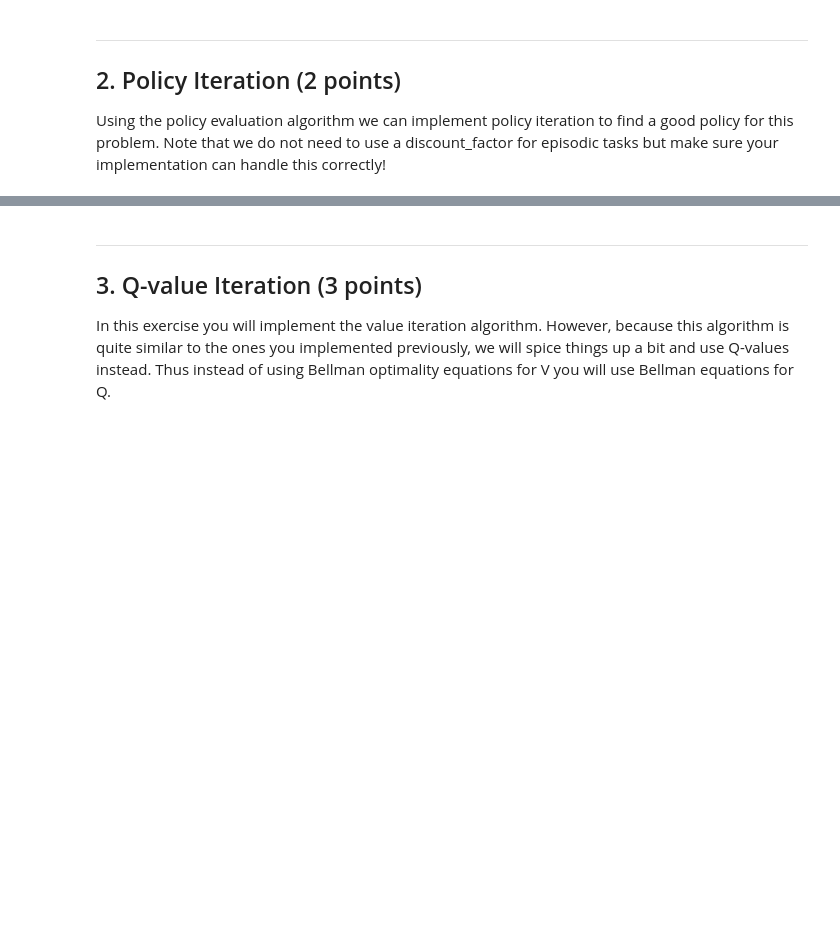
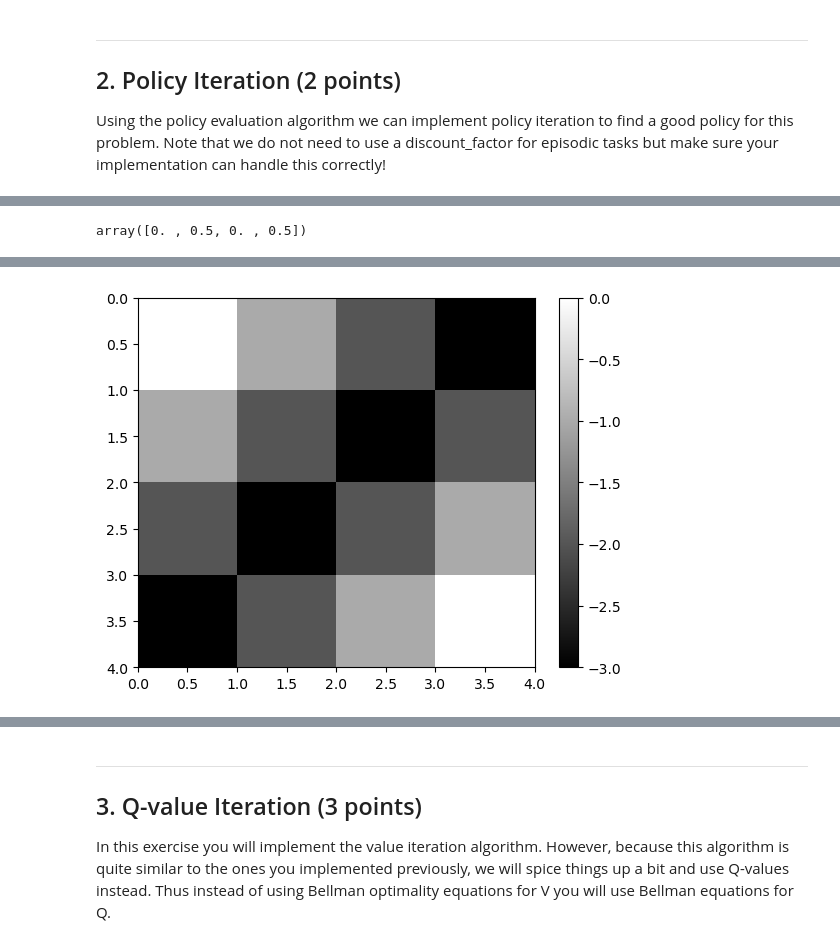
Before and after one commit to elidub/RL, a Jupyter notebook: hw1/DP_lab.ipynb, the cells around one changed output, grey strips where cells are left out. Drawn from its saved outputs; the diff is of its cells as text; code cells hidden in the pictures; blank space fills up the shorter version.

```diff
--- a/hw1/DP_lab.ipynb
+++ b/hw1/DP_lab.ipynb
@@ -101,8 +101,7 @@ def policy_eval_v(policy, env, discount_factor=1.0, theta=0.00001):
                 trans = env.P[s][a]
                 assert len(trans) == 1 # Summing over prob is not necessary as there is only one prob
                 prob, next_state, reward, done = trans[0]
-                if not done:
-                    V_dummy += policy[s,a] * prob * (reward + discount_factor * V[next_state] )
+                V_dummy += policy[s,a] * prob * (reward + discount_factor * V[next_state] )
             V[s] = V_dummy
 
         Theta = np.array([np.max(np.concatenate((Theta, np.abs(v - V))))])
@@ -140,3 +153,18 @@ Using the policy evaluation algorithm we can implement policy iteration to find
+# %%
+dummy = np.array([1,2,1,2])
+
+max_indices = np.argwhere(dummy == np.amax(dummy)).flatten()
+
+p = np.zeros(4)
+p[max_indices] = 1 / len(max_indices)
+p
+
+ max_indices = np.argwhere(pi_dummy == np.amax(pi_dummy)).flatten()
+            print(max_indices)
+            policy[s] = np.zeros(env.nA)
+            policy[max_indices] = 1 / len(max_indices)
+# %% [output]
+array([0. , 0.5, 0. , 0.5])
 # %%
 %%execwritefile -a dp_autograde.py
 
@@ -161,7 +189,62 @@ def policy_iter_v(env, policy_eval_v=policy_eval_v, discount_factor=1.0):
     # Start with a random policy
     policy = np.ones([env.nS, env.nA]) / env.nA
     # YOUR CODE HERE
-    raise NotImplementedError
+#     raise NotImplementedError
+
+    while True:
+#         print('policy', policy)
+        V = policy_eval_v(policy, env, discount_factor)
+
+        # Policy improvement
+        policy_stable = True
+
+        for s in range(env.nS):
+            old_action = np.copy(policy[s])
+
+            pi_dummy = np.zeros(env.nA)
+
+            for i, trans in enumerate( list(env.P[s].values()) ):
+                prob, next_state, reward, done = trans[0]
+                pi_dummy[i] =  prob * (reward + discount_factor * V[next_state] )
+
+            max_indices = np.argwhere(pi_dummy == np.amax(pi_dummy)).flatten()
+            policy[s] = np.zeros(env.nA)
+            policy[s, max_indices] = 1 / len(max_indices)
+            policy[s] = np.copy(policy[s])
+
+
+            if (old_action != policy[s]).all():
+                policy_stable = False
+
+        if policy_stable:
+            break
+
     return policy, V
+
+# Let's see what it does
+policy, v = policy_iter_v(env, policy_eval_v)
+print("Policy Probability Distribution:")
+print(policy)
+print("")
+
+def print_grid_policy(policy, symbols=["^", ">", "v", "<"]):
+    symbols = np.array(symbols)
+    for row in policy:
+        print("".join(symbols[row]))
+
+print("Reshaped Grid Policy (0=up, 1=right, 2=down, 3=left):")
+print(np.reshape(np.argmax(policy, axis=1), env.shape))
+print_grid_policy(np.reshape(np.argmax(policy, axis=1), env.shape))
+print("")
+
+print("Value Function:")
+print(v)
+print("")
+
+print("Reshaped Grid Value Function:")
+print(v.reshape(env.shape))
+print("")
+
+plot_gridworld_value(v.reshape(env.shape))
 # %% [output]
 Appending to dp_autograde.py
@@ -167,0 +267 @@ Appending to dp_autograde.py
+[figure, added]
```
Also changed, not shown: parts of 7 cells of this notebook.
